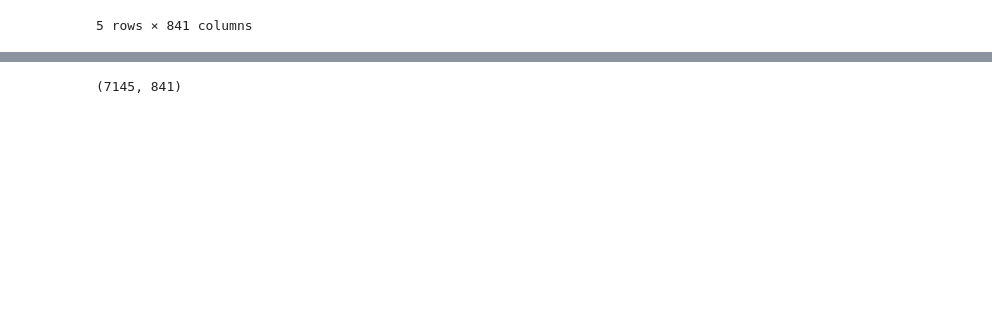
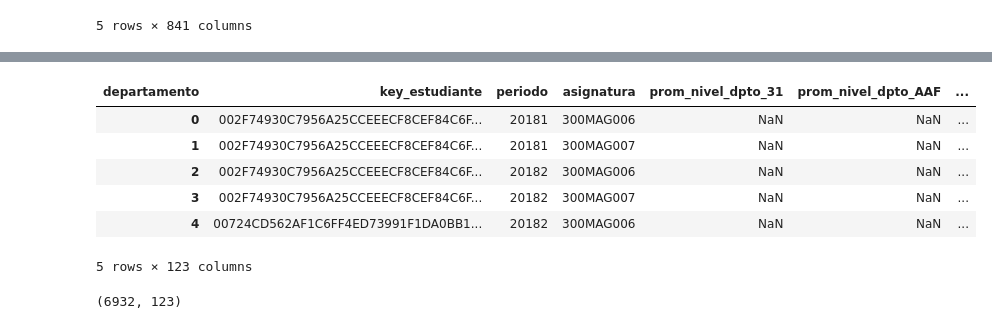
Before and after one commit to jaimereinoso2/pg2, a Jupyter notebook: prepararDATOS.ipynb, the cells around one changed output, grey strips where cells are left out. Drawn from its saved outputs; the diff is of its cells as text; code cells hidden in the pictures; blank space fills up the shorter version.

Commit message:
datos 4 ya listo

```diff
--- a/prepararDATOS.ipynb
+++ b/prepararDATOS.ipynb
@@ -337,0 +347,21 @@ DATOS.head()
+# %%
+DATOS = pd.read_pickle('checkPoints/DATOS3.pkl')
+
+# decido usar mysql-connect en vez de alchemy porque hacer un DML con alchemy es un dolor de huevo
+query = """
+    SELECT ma.key_estudiante, ma.periodo, ma.asignatura,
+           ma2.departamento, AVG(ma2.nivel_nota) promedio
+    FROM f_matriculasAsignaturas ma						-- tabla base
+    INNER JOIN f_periodos p								--  periodo de ma
+    ON p.periodo = ma.periodo
+    INNER JOIN  f_matriculasAsignaturas ma2				-- las asignaturas que vio antes
+    ON  ma2.key_estudiante = ma.key_estudiante
+    INNER JOIN f_periodos p2							-- periodo de las asignaturas que vio antes
+    ON p2.periodo = ma2.periodo
+    WHERE ma.analizar = 1								-- se toman en cuenta solo analizar = 1
+    AND p2.tipo = 'RE'									-- solo se miran asig anteriores vistas en períodos regulares
+    AND p2.ordenRE < p.ordenRE                          -- solo miramos en el orden correcto
+    GROUP BY ma.key_estudiante, ma.periodo, ma.asignatura, ma2.departamento;
+"""
+temp = pd.read_sql(query, con=motor)
+temp.head()
@@ -338,4 +375,21 @@ DATOS.head()
+# %%
+temp_pivot = temp.pivot(index=['key_estudiante','periodo','asignatura'], columns='departamento', values='promedio').reset_index()
+prefijo = 'prom_nivel_dpto_'
+temp_pivot = temp_pivot.add_prefix(prefijo)
+temp_pivot.rename(columns={prefijo + 'key_estudiante':'key_estudiante',
+                           prefijo + 'periodo':'periodo',
+                           prefijo + 'asignatura':'asignatura'},
+                           inplace=True)
+temp_pivot.head()
+# %% [output]
+| departamento | key_estudiante | periodo | asignatura | prom_nivel_dpto_31 | prom_nivel_dpto_AAF | ... |
+| 0 | 002F74930C7956A25CCEEECF8CEF84C6F... | 20181 | 300MAG006 | NaN | NaN | ... |
+| 1 | 002F74930C7956A25CCEEECF8CEF84C6F... | 20181 | 300MAG007 | NaN | NaN | ... |
+| 2 | 002F74930C7956A25CCEEECF8CEF84C6F... | 20182 | 300MAG006 | NaN | NaN | ... |
+| 3 | 002F74930C7956A25CCEEECF8CEF84C6F... | 20182 | 300MAG007 | NaN | NaN | ... |
+| 4 | 00724CD562AF1C6FF4ED73991F1DA0BB1... | 20182 | 300MAG006 | NaN | NaN | ... |
+5 rows × 123 columns
 # %%
-DATOS.shape
+temp_pivot.shape
 # %% [output]
-(7145, 841)
+(6932, 123)
```
Also changed, not shown: parts of 5 cells of this notebook.
